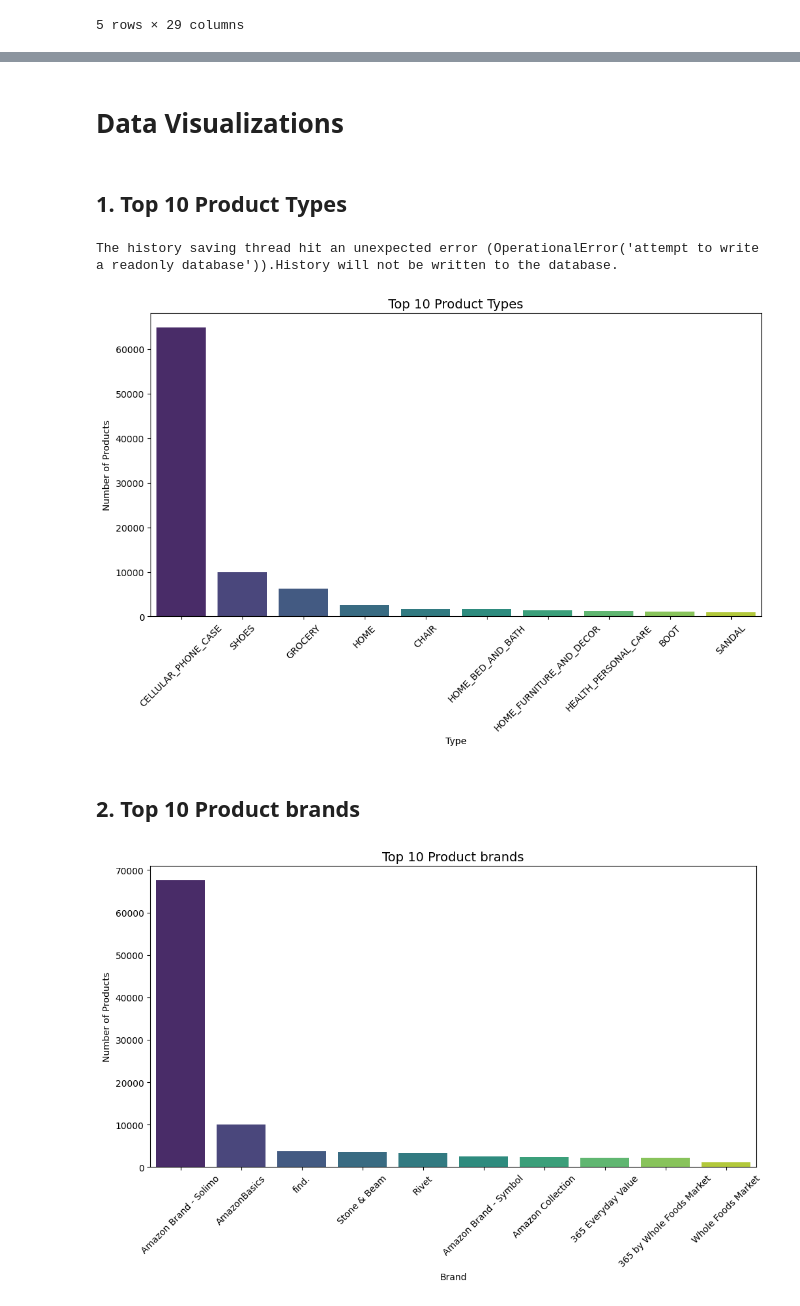
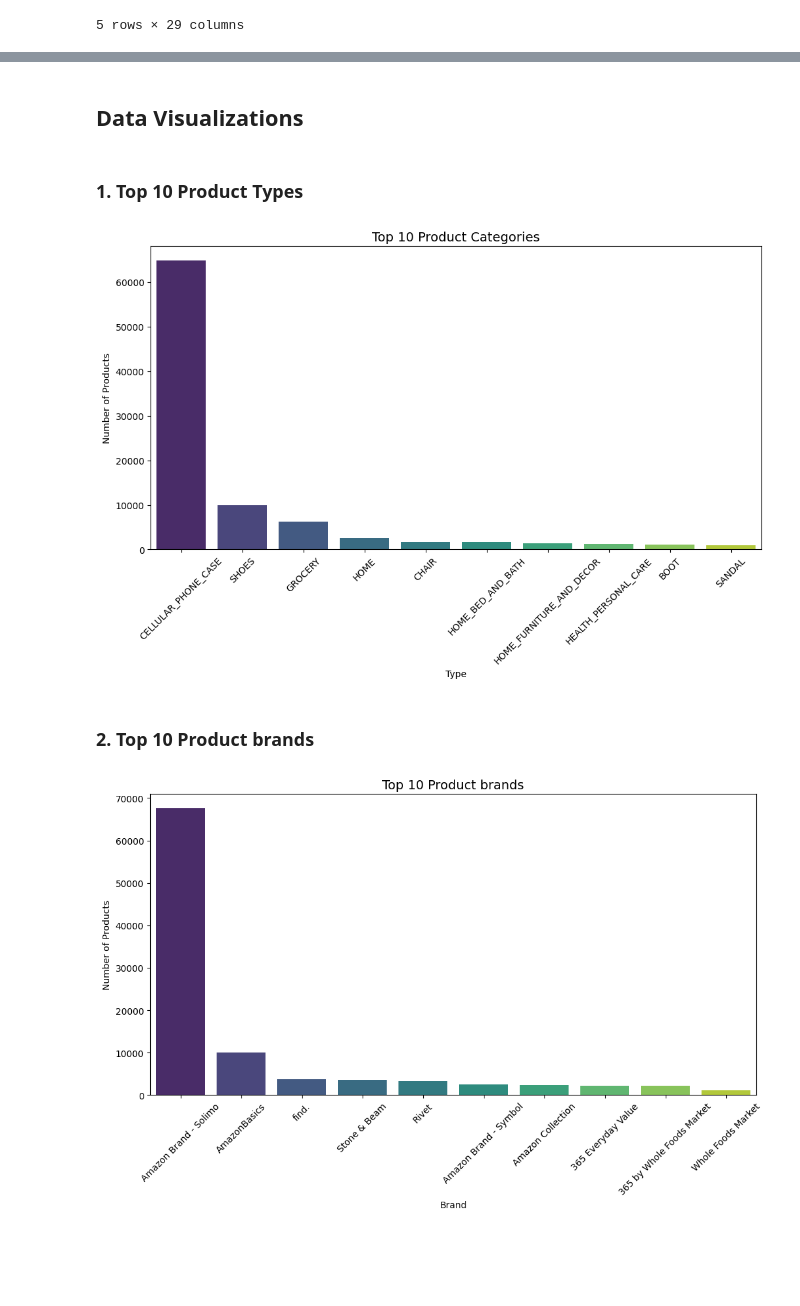
Before and after one commit to vivekprasanna/ShopTalk, a Jupyter notebook: research-initial python notebooks/ShopTalk-DataCleaning.ipynb, the cells around one changed output, grey strips where cells are left out. Cells and saved outputs as stored; diff of their text form; code cells hidden in the pictures; blank space fills up the shorter version.

Commit message:
03062025: Added visuals.

```diff
--- a/research-initial python notebooks/ShopTalk-DataCleaning.ipynb
+++ b/research-initial python notebooks/ShopTalk-DataCleaning.ipynb
@@ -280,23 +280,22 @@ import matplotlib.pyplot as plt
 import seaborn as sns
 from wordcloud import WordCloud
 # %% [markdown]
-# Data Visualizations
+## Data Visualizations
 # %% [markdown]
-## 1. Top 10 Product Types
+### 1. Top 10 Product Types
 # %%
 plt.figure(figsize=(12,6))
 top_categories = df_merged_master["product_type"].value_counts().head(10)
 sns.barplot(x=top_categories.index, y=top_categories.values, hue=top_categories.index, palette="viridis", legend=False)
 plt.xticks(rotation=45)
-plt.title("Top 10 Product Types", fontsize=14)
+plt.title("Top 10 Product Categories", fontsize=14)
 plt.xlabel("Type")
 plt.ylabel("Number of Products")
 plt.show()
 # %% [output]
-The history saving thread hit an unexpected error (OperationalError('attempt to write a readonly database')).History will not be written to the database.
-[figure, old version]
+[figure, new version]
 # %% [markdown]
-## 2. Top 10 Product brands
+### 2. Top 10 Product brands
 # %%
 plt.figure(figsize=(12,6))
 top_categories = df_merged_master["brand"].value_counts().head(10)
```
Also changed, not shown: parts of 14 cells of this notebook.
